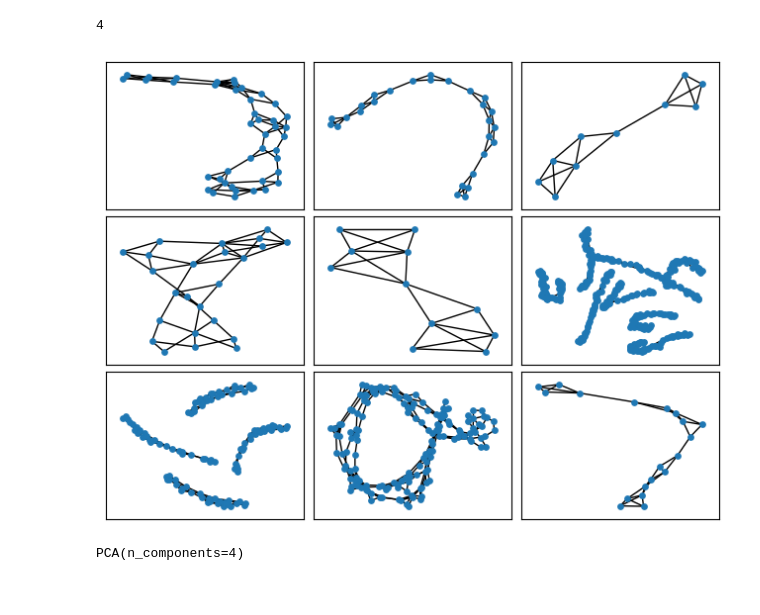
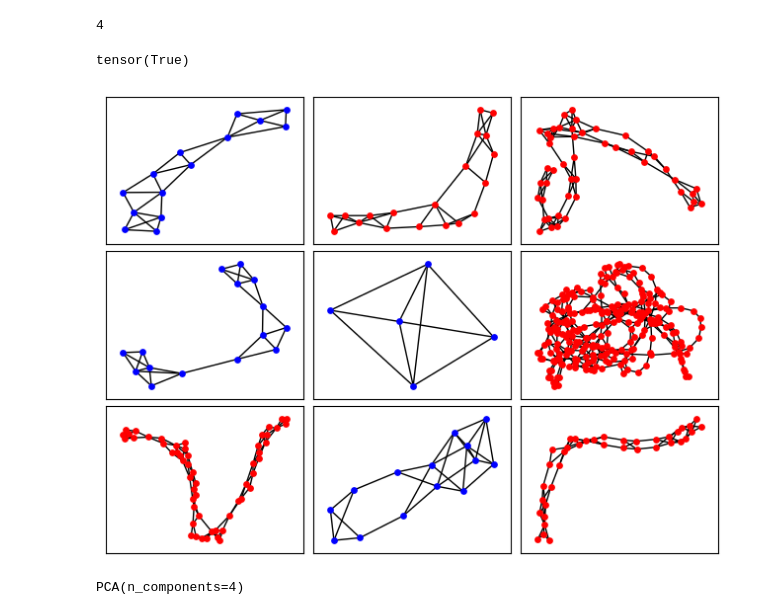
Before and after one commit to jsimonrichard/QFE-Experiments, a Jupyter notebook: archive/PROTEINS_exploration.ipynb, the cells around one changed output. Saved outputs shown, nothing was run; the diff lists cells and outputs as text; code cells hidden in the pictures.

```diff
--- a/archive/PROTEINS_exploration.ipynb
+++ b/archive/PROTEINS_exploration.ipynb
@@ -45,6 +42,11 @@ tensor([[    0,     0,     0,  ..., 43470, 43470, 43470],
 ds.num_node_features
 # %% [output]
 4
+# %%
+d = ds[0]
+d.y[0] == 0
+# %% [output]
+tensor(True)
 # %%
 # Visualize the graph
 import networkx as nx
@@ -52,14 +55,17 @@ import matplotlib.pyplot as plt
+# %%
+_, indexes = next(StratifiedShuffleSplit(n_splits=1, test_size=9, random_state=42).split(ds, ds.y))
 # %%
 fig = plt.figure(figsize=(8, 6))
 gs = fig.add_gridspec(3, 3, wspace=0.05, hspace=0.05)
 axes = gs.subplots()
 for i in range(3):
     for j in range(3):
         G = nx.Graph()
-        G.add_edges_from(ds[i*3+j].edge_index.T.tolist())
-        nx.draw_networkx(G, ax=axes[i, j], with_labels=False, node_size=15)
+        d = ds[indexes[i*3+j]]
+        G.add_edges_from(d.edge_index.T.tolist())
+        nx.draw_networkx(G, ax=axes[i, j], node_color="blue" if d.y[0] == 1 else "red", with_labels=False, node_size=15)
 # %% [output]
-[figure, old version]
+[figure, new version]
 # %%
 pca = PCA(n_components=4)
 pca.fit(ds.x)
```
Also changed, not shown: parts of 2 cells of this notebook, 7 other files.
